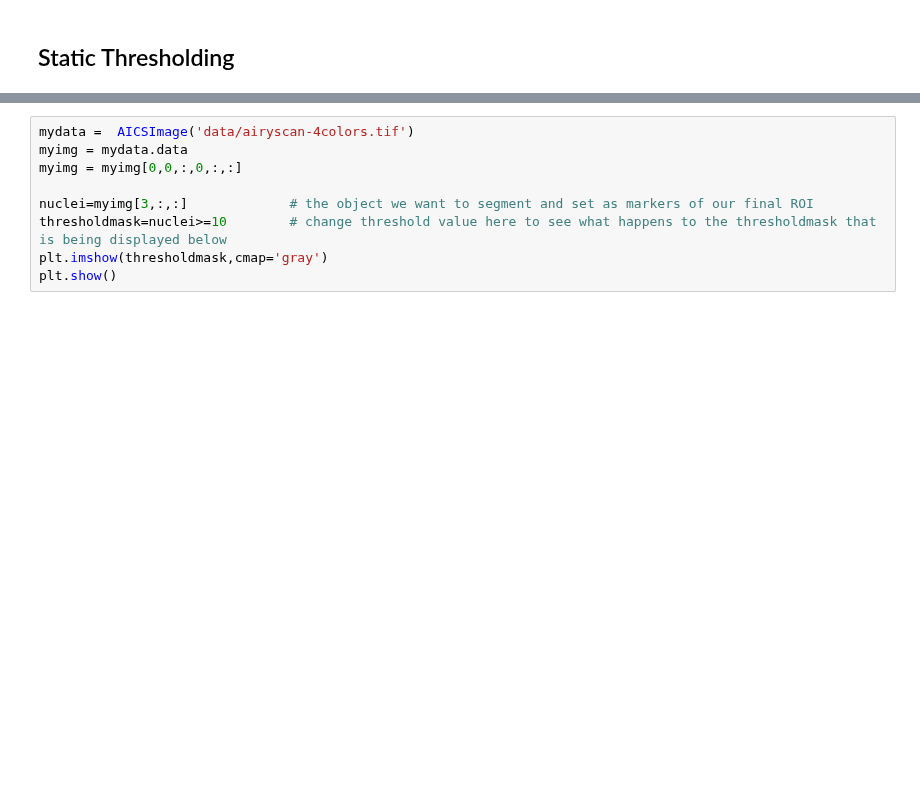
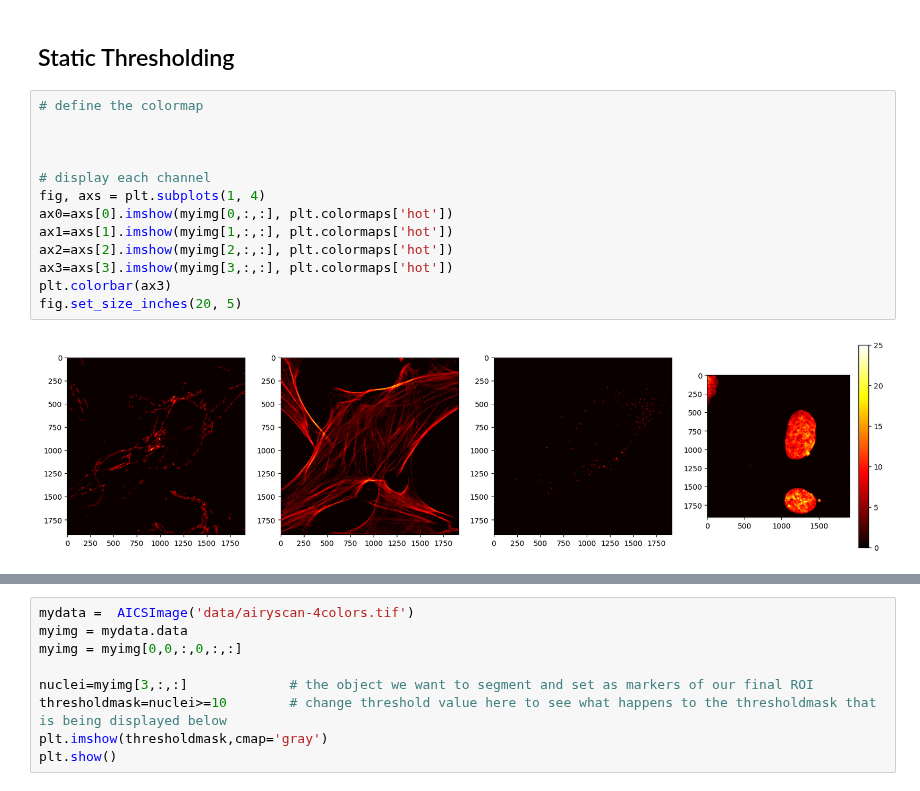
Before and after one commit to u-schulze/Python-course, a Jupyter notebook: Course-main.ipynb, the cells around one changed output, grey strips where cells are left out. Drawn from its saved outputs; the diff is of its cells as text; blank space fills up the shorter version.

```diff
--- a/Course-main.ipynb
+++ b/Course-main.ipynb
@@ -269,3 +285,18 @@ fig.set_size_inches(15, 8)
 The goal is to find masks which represents each ROI. The easiest way to do this by simply thresholding the intensity of the image. By this, the mask is defined such that only intensity (pixel) values greater than the threshold value are selected. If we stop at this stage, the problem we may encounter is such that some values within the thresholded region may get discarded because the intensity value is lower than the threshold and the ROI won't be filled. In this case, we may need to find the edge or/and fill the mask region. Another issue that we may encounter as well is that the edges of the regions may overlap so they may be detected or segmented as one. One solution in this case is to use what is called watershed segmentation to detect the flow of the intensity and decide from there whether the regions form only one object or different objects.
 # %% [markdown]
 ## Static Thresholding
+# %%
+# define the colormap
+
+
+
+# display each channel
+fig, axs = plt.subplots(1, 4)
+ax0=axs[0].imshow(myimg[0,:,:], plt.colormaps['hot'])
+ax1=axs[1].imshow(myimg[1,:,:], plt.colormaps['hot'])
+ax2=axs[2].imshow(myimg[2,:,:], plt.colormaps['hot'])
+ax3=axs[3].imshow(myimg[3,:,:], plt.colormaps['hot'])
+plt.colorbar(ax3)
+fig.set_size_inches(20, 5)
+# %% [output]
+[figure, added]
```
Also changed, not shown: parts of 24 cells of this notebook.
